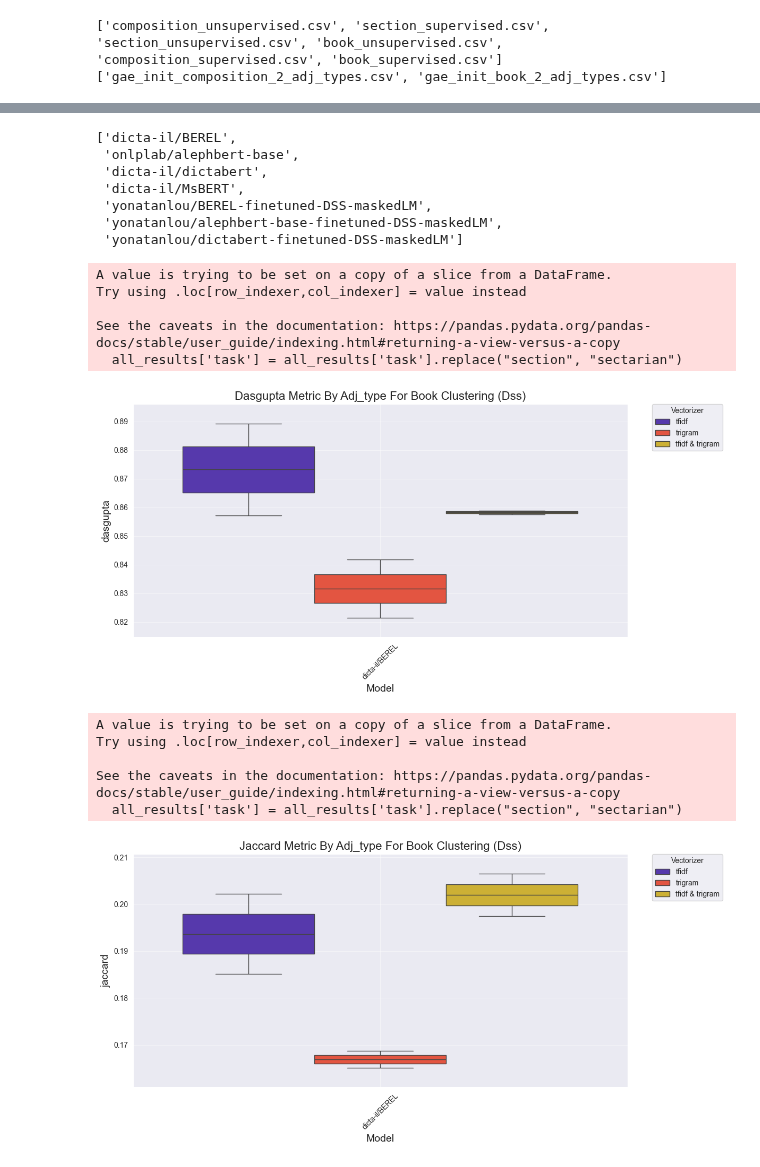
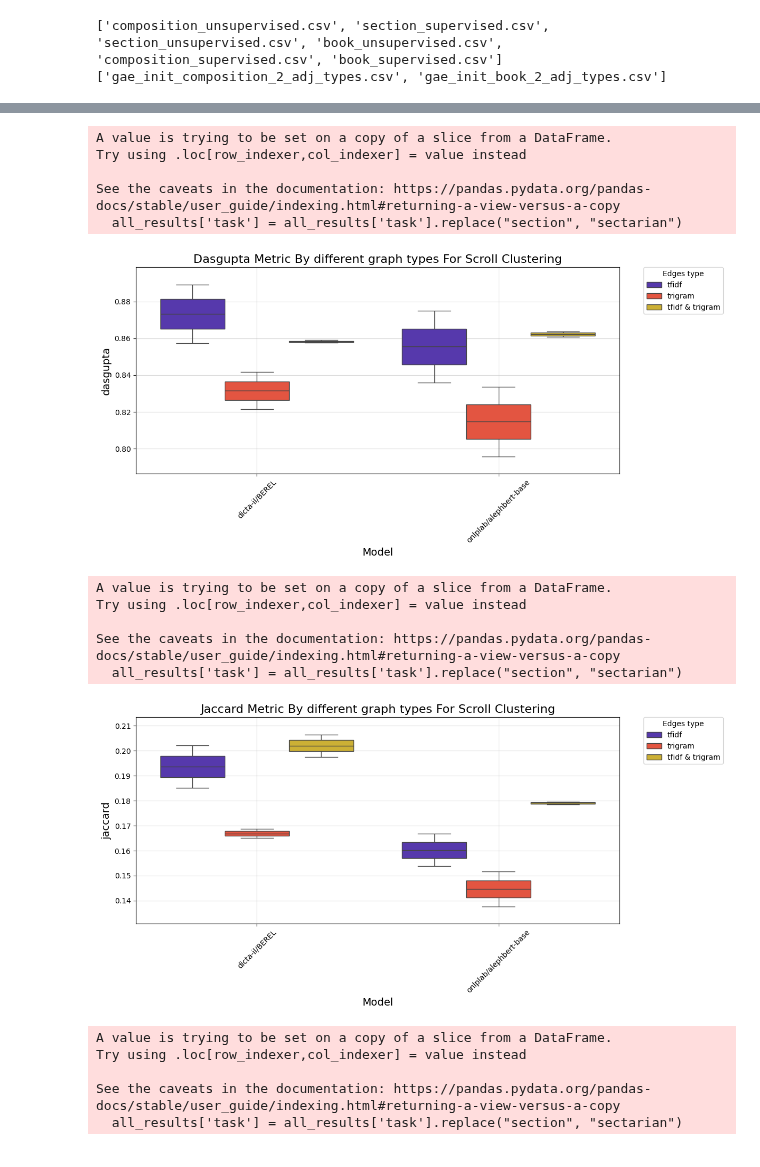
Before and after one commit to yonatanlou/QumranNLP, a Jupyter notebook: notebooks/4.2-gnn_analysis_unsupervised.ipynb, the cells around one changed output, grey strips where cells are left out. Saved outputs shown, nothing was run; the diff lists cells and outputs as text; code cells hidden in the pictures.

```diff
--- a/notebooks/4.2-gnn_analysis_unsupervised.ipynb
+++ b/notebooks/4.2-gnn_analysis_unsupervised.ipynb
@@ -390,7 +390,7 @@ def generate_box_plot(all_results, x_col, y_col, hue_col, vectorizer_type_col, c
         # Create the plot with sorted bars
         ax = axes[i] if len(all_results['task'].unique()) > 1 else axes
         sns.boxplot(ax=ax, x=x_col, y=y_col, hue=hue_col, data=task_data, palette=color_map, hue_order=custom_order)
-        ax.set_title(f'{y_col.capitalize()} Metric By {hue_col.capitalize()} For {task.capitalize()} Clustering ({domain.capitalize()})', fontsize=16)
+        ax.set_title(f'{y_col.capitalize()} Metric By different graph types For Scroll Clustering', fontsize=16)
 
         # Adjusting the y-axis limits
         min_y_col = task_data[y_col].min()
@@ -404,43 +404,38 @@ def generate_box_plot(all_results, x_col, y_col, hue_col, vectorizer_type_col, c
 
         # Customize legend
         handles, labels = ax.get_legend_handles_labels()
-        ax.legend(handles, labels, title='Vectorizer', bbox_to_anchor=(1.05, 1), loc='upper left', borderaxespad=0.)
+        ax.legend(handles, labels, title='Edges type', bbox_to_anchor=(1.05, 1), loc='upper left', borderaxespad=0.)
         ax.grid(alpha=0.5)
 
     plt.tight_layout()
     if filename:
         plt.savefig(filename)
     plt.show()
-# %%
-list(all_results_gnn["vectorizer"].unique())
-# %% [output]
-['dicta-il/BEREL',
- 'onlplab/alephbert-base',
- 'dicta-il/dictabert',
- 'dicta-il/MsBERT',
- 'yonatanlou/BEREL-finetuned-DSS-maskedLM',
- 'yonatanlou/alephbert-base-finetuned-DSS-maskedLM',
- 'yonatanlou/dictabert-finetuned-DSS-maskedLM']
 # %%
 adj_types = all_results_gnn['adj_type'].unique()
 palette = sns.color_palette("CMRmap", len(adj_types))
 color_dict = dict(zip(adj_types, palette))
 # file_name = f"{BASE_DIR}/experiments/dss/gnn/comparsion_plot_all_tasks_different_adj.png"
 file_name = None
-for metric in ["dasgupta", "jaccard"]:
-    all_results_gnn_tmp = all_results_gnn[all_results_gnn["vectorizer"].isin(["dicta-il/BEREL"])]
+for metric in ["dasgupta", "jaccard", "silhouette"]:
+    all_results_gnn_tmp = all_results_gnn[all_results_gnn["vectorizer"].isin(["dicta-il/BEREL", "onlplab/alephbert-base"])]
     generate_box_plot(all_results_gnn_tmp, "vectorizer", metric, "adj_type", "num_adjs", color_dict, filename=file_name,
                       which_hue_cols=None)
 # %% [output]
 A value is trying to be set on a copy of a slice from a DataFrame.
 Try using .loc[row_indexer,col_indexer] = value instead
 
 See the caveats in the documentation: https://pandas.pydata.org/pandas-docs/stable/user_guide/indexing.html#returning-a-view-versus-a-copy
   all_results['task'] = all_results['task'].replace("section", "sectarian")
-[figure, old version]
+[figure, new version]
 A value is trying to be set on a copy of a slice from a DataFrame.
 Try using .loc[row_indexer,col_indexer] = value instead
 
 See the caveats in the documentation: https://pandas.pydata.org/pandas-docs/stable/user_guide/indexing.html#returning-a-view-versus-a-copy
   all_results['task'] = all_results['task'].replace("section", "sectarian")
-[figure, old version]
+[figure, new version]
+A value is trying to be set on a copy of a slice from a DataFrame.
+Try using .loc[row_indexer,col_indexer] = value instead
+
+See the caveats in the documentation: https://pandas.pydata.org/pandas-docs/stable/user_guide/indexing.html#returning-a-view-versus-a-copy
+  all_results['task'] = all_results['task'].replace("section", "sectarian")
```
Also changed, not shown: parts of 6 cells of this notebook, 1 other file.
